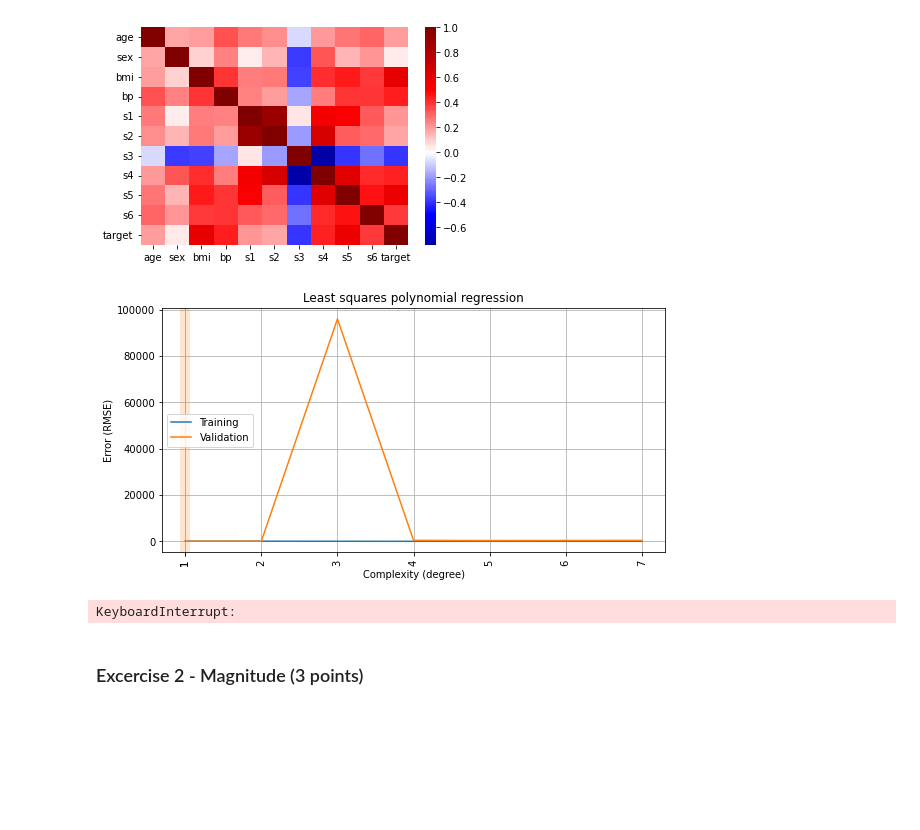
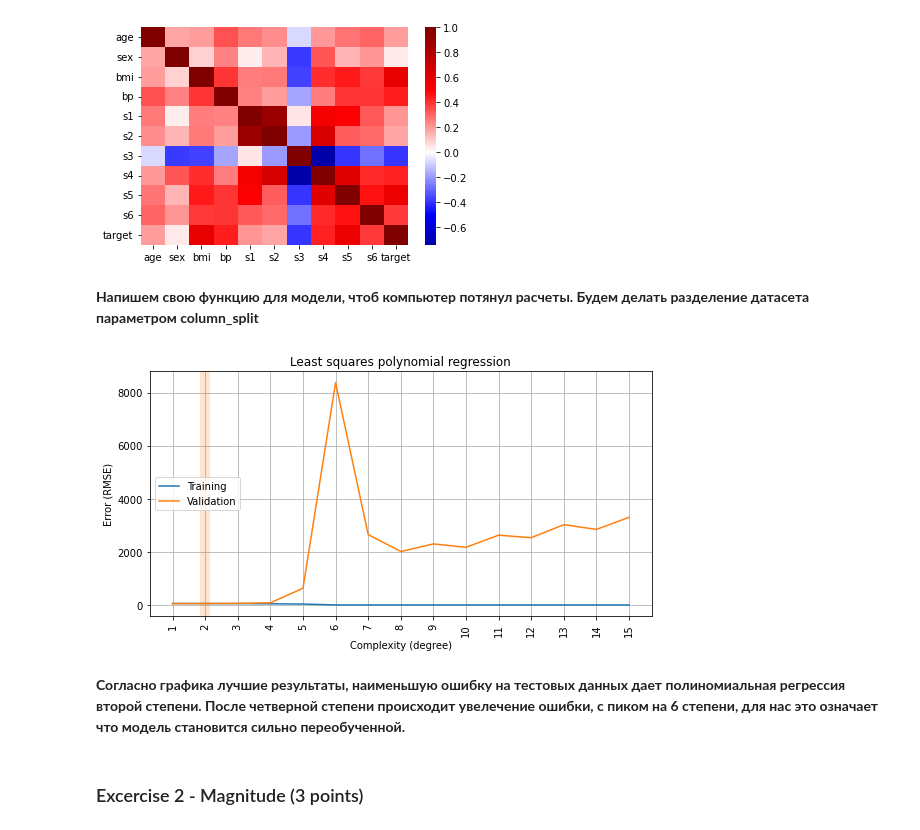
Before and after one commit to codekot/overfitting_regularization, a Jupyter notebook: overfitting_regularization.ipynb, the cells around one changed output. Drawn from its saved outputs; the diff is of its cells as text; code cells hidden in the pictures; blank space fills up the shorter version.

```diff
--- a/overfitting_regularization.ipynb
+++ b/overfitting_regularization.ipynb
@@ -445,5 +439,32 @@ sns.heatmap(corr_df, cmap='seismic', center=0, xticklabels=True, yticklabels=Tru
 | target | 0.187889 | 0.043062 | 0.586450 | 0.441484 | 0.212022 | 0.174054 | -0.394789 | 0.430453 | 0.565883 | 0.382483 | 1.000000 |
 <AxesSubplot:>
 [figure]
+# %% [markdown]
+**Напишем свою функцию для модели, чтоб компьютер потянул расчеты. Будем делать разделение датасета параметром column_split**
+# %%
+def make_model_2(degree, alpha=0, penalty=None, column_split=None):
+    # linear regression
+    if alpha == 0:
+        regressor = LinearRegression()
+    # lasso regression",
+    elif penalty == 'L1':
+        regressor = Lasso(alpha=alpha, random_state=SEED, max_iter=500000)
+    # ridge regression",
+    elif penalty == 'L2':
+        regressor = Ridge(alpha=alpha, random_state=SEED, max_iter=500000)
+
+    if column_split:
+        return Pipeline([
+            ('pol', ColumnTransformer([('tr', PolynomialFeatures(degree, include_bias=(degree == 0)), slice(0,column_split)),
+                                       ('c', 'passthrough', slice(column_split, None))])),
+            ('sca', StandardScaler()),
+            ('reg', regressor)
+        ])
+    else:
+        return Pipeline([
+            ('pol', PolynomialFeatures(degree, include_bias=(degree == 0))),
+            ('sca', StandardScaler()),
+            ('reg', regressor)
+            ])
 # %%
-DEGREES = np.linspace(1, 7, 1 + 7, dtype=int)
+DEGREES = np.linspace(1, 15, 15, dtype=int)
@@ -452,26 +471,13 @@ DEGREES = np.linspace(1, 7, 1 + 7, dtype=int)
+# %%
+X_train, X_valid, y_train, y_valid = train_test_split(X_diabetes, y_diabetes, test_size=0.3, random_state=SEED)
 # %%
 rmse_train, rmse_valid = [], []
 for degree in DEGREES:
-    reg = make_model(degree).fit(X_train, y_train)
+    reg = make_model_2(degree, column_split=5).fit(X_train, y_train)
     rmse_train.append(rmse(reg.predict(X_train), y_train))
     rmse_valid.append(rmse(reg.predict(X_valid), y_valid))
 
 plot_fitting_graph(DEGREES, rmse_train, rmse_valid, xlabel='Complexity (degree)', ylabel='Error (RMSE)',
                    title='Least squares polynomial regression')
 # %% [output]
-[figure, old version]
+[figure, new version]
-# %%
-rmse_train, rmse_valid = [], []
-for alpha in ALPHAS:
-    results = cross_validate(make_model(degree=6, penalty='L1', alpha=alpha),
-                             X_diabetes, y_diabetes, cv=5,
-                             return_train_score=True,
-                             scoring='neg_root_mean_squared_error')
-    rmse_train.append(-np.mean(results['train_score']))
-    rmse_valid.append(-np.mean(results['test_score']))
-
-plot_fitting_graph(ALPHAS, rmse_train, rmse_valid,
-                   xlabel='Regularization strength (alpha)', ylabel='Error (RMSE)',
-                   title='Lasso polynomial regression (L1): degree=15')
-# %% [output]
-KeyboardInterrupt:
@@ -480,3 +484,5 @@ KeyboardInterrupt:
+# %% [markdown]
+**Согласно графика лучшие результаты, наименьшую ошибку на тестовых данных дает полиномиальная регрессия второй степени. После четверной степени происходит увелечение ошибки, с пиком на 6 степени, для нас это означает что модель становится сильно переобученной.**
 # %% [markdown]
 ### Excercise 2 - Magnitude (3 points)
 # %% [markdown]
```
Also changed, not shown: parts of 50 cells of this notebook.
